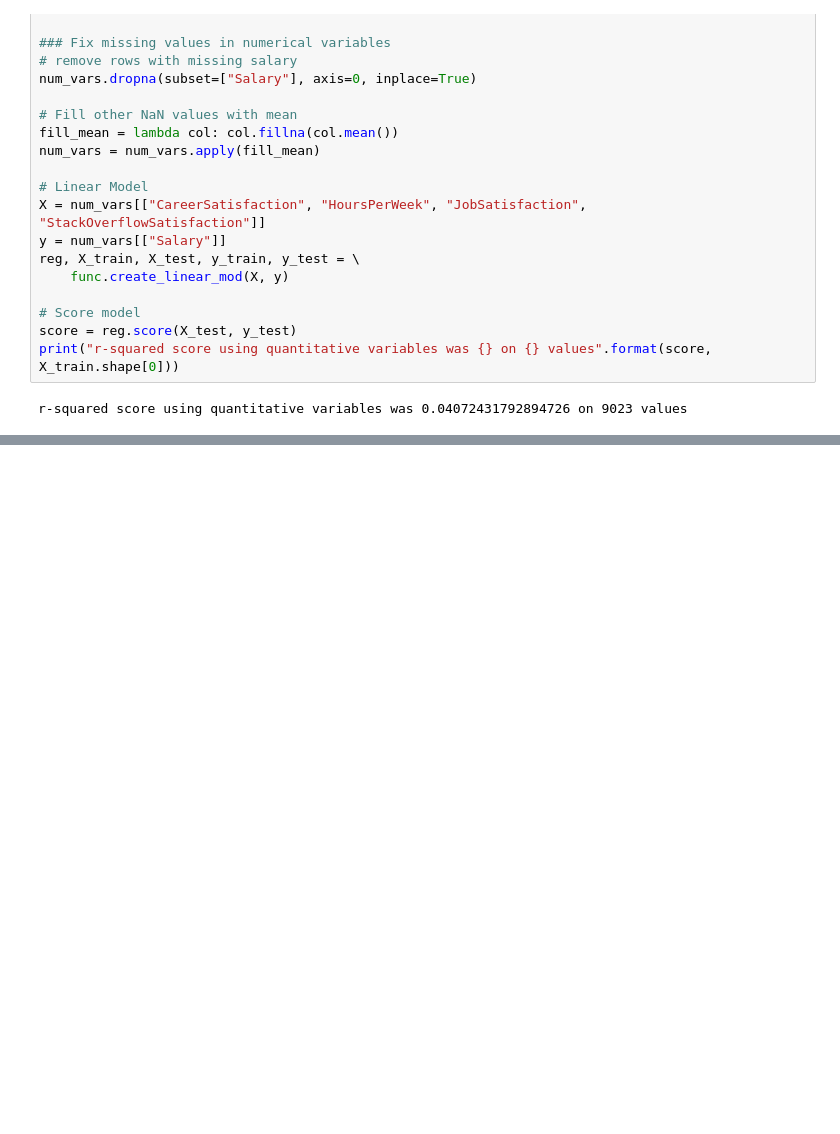
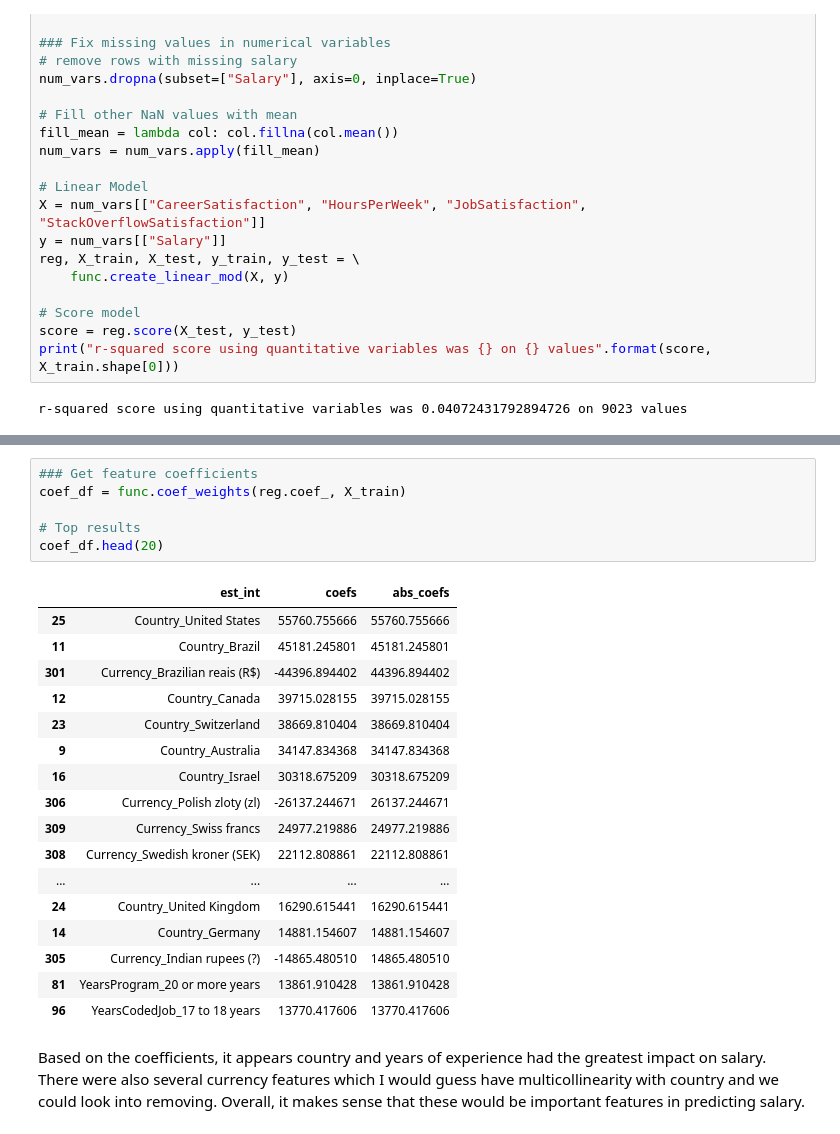
Before and after one commit to tristenwallace/2017_stack_overflow_analysis, a Jupyter notebook: src/stack_overflow_exploration.ipynb, the cells around one changed output, grey strips where cells are left out. Drawn from its saved outputs; the diff is of its cells as text; blank space fills up the shorter version.

```diff
--- a/src/stack_overflow_exploration.ipynb
+++ b/src/stack_overflow_exploration.ipynb
@@ -399,0 +404,26 @@ r-squared test score on optimal feature set was 0.5786113868436236 on 907 values
+# %%
+### Get feature coefficients
+coef_df = func.coef_weights(reg.coef_, X_train)
+
+# Top results
+coef_df.head(20)
+# %% [output]
+|  | est_int | coefs | abs_coefs |
+| 25 | Country_United States | 55760.755666 | 55760.755666 |
+| 11 | Country_Brazil | 45181.245801 | 45181.245801 |
+| 301 | Currency_Brazilian reais (R$) | -44396.894402 | 44396.894402 |
+| 12 | Country_Canada | 39715.028155 | 39715.028155 |
+| 23 | Country_Switzerland | 38669.810404 | 38669.810404 |
+| 9 | Country_Australia | 34147.834368 | 34147.834368 |
+| 16 | Country_Israel | 30318.675209 | 30318.675209 |
+| 306 | Currency_Polish zloty (zl) | -26137.244671 | 26137.244671 |
+| 309 | Currency_Swiss francs | 24977.219886 | 24977.219886 |
+| 308 | Currency_Swedish kroner (SEK) | 22112.808861 | 22112.808861 |
+| ... | ... | ... | ... |
+| 24 | Country_United Kingdom | 16290.615441 | 16290.615441 |
+| 14 | Country_Germany | 14881.154607 | 14881.154607 |
+| 305 | Currency_Indian rupees (?) | -14865.480510 | 14865.480510 |
+| 81 | YearsProgram_20 or more years | 13861.910428 | 13861.910428 |
+| 96 | YearsCodedJob_17 to 18 years | 13770.417606 | 13770.417606 |
+# %% [markdown]
+Based on the coefficients, it appears country and years of experience had the greatest impact on salary. There were also several currency features which I would guess have multicollinearity with country and we could look into removing. Overall, it makes sense that these would be important features in predicting salary.
```
Also changed, not shown: parts of 3 cells of this notebook, 1 other file.
